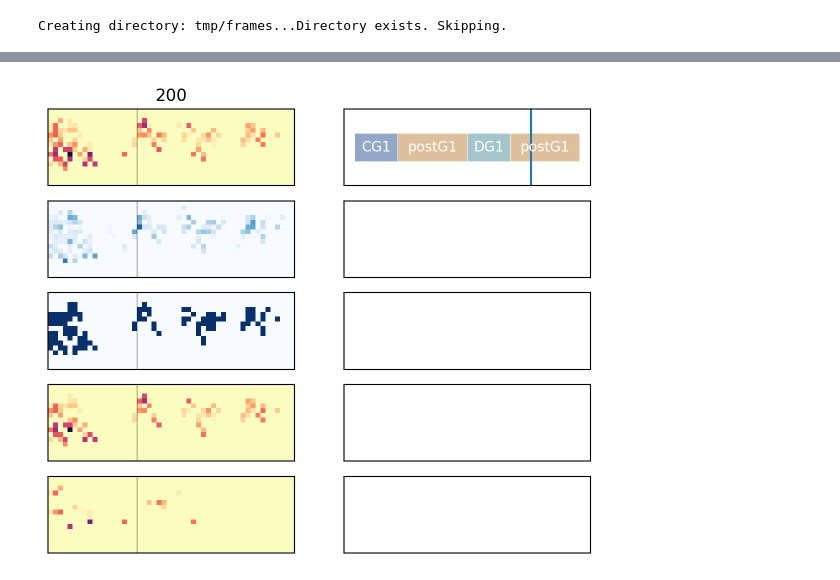
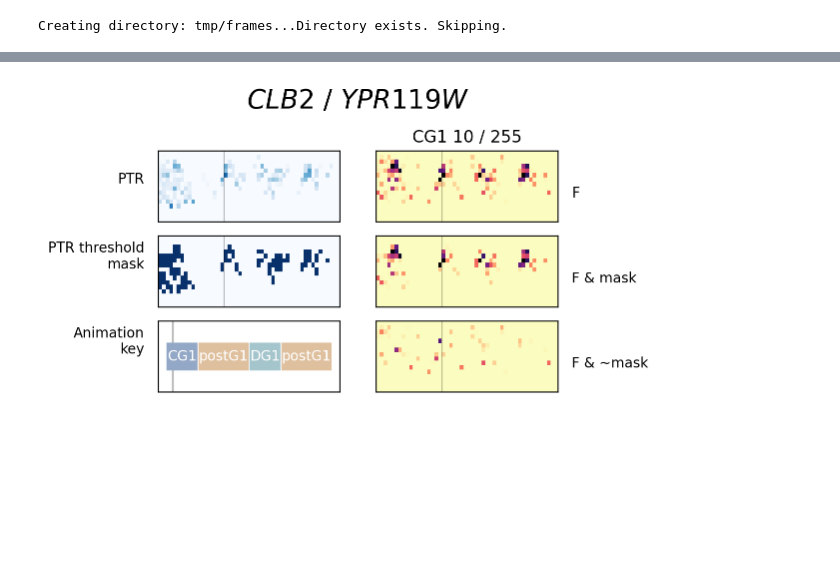
Before and after one commit to HarteminkLab/cell-cycle-deconv, a Jupyter notebook: 22_Movie_spatio_temporal.ipynb, the cells around one changed output, grey strips where cells are left out. Saved outputs shown, nothing was run; the diff lists cells and outputs as text; code cells hidden in the pictures; blank space fills up the shorter version.

```diff
--- a/22_Movie_spatio_temporal.ipynb
+++ b/22_Movie_spatio_temporal.ipynb
@@ -54,8 +52,8 @@ Image(url=gif_url) # display image
 # %%
 from src.ptr_analysis_plotter import threshold_img
-
 frames = animator.create_animation_order()
 boundaries = animator.get_frame_boundaries(frames)
-animator.plot_heatmap("200", 200, boundaries=boundaries)
+animator.plot_heatmap("CG1", 10, 10, 255, suptitle=chromatin_model.gene_title(),
+    boundaries=boundaries)
 # %% [output]
-[figure, old version]
+[figure, new version]
```
Also changed, not shown: parts of 1 cell of this notebook, 3 other files.
